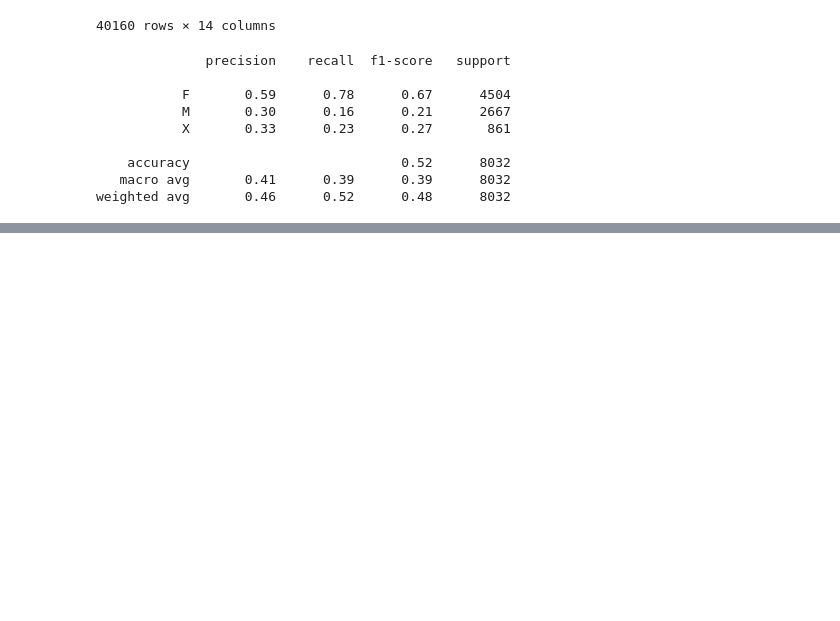
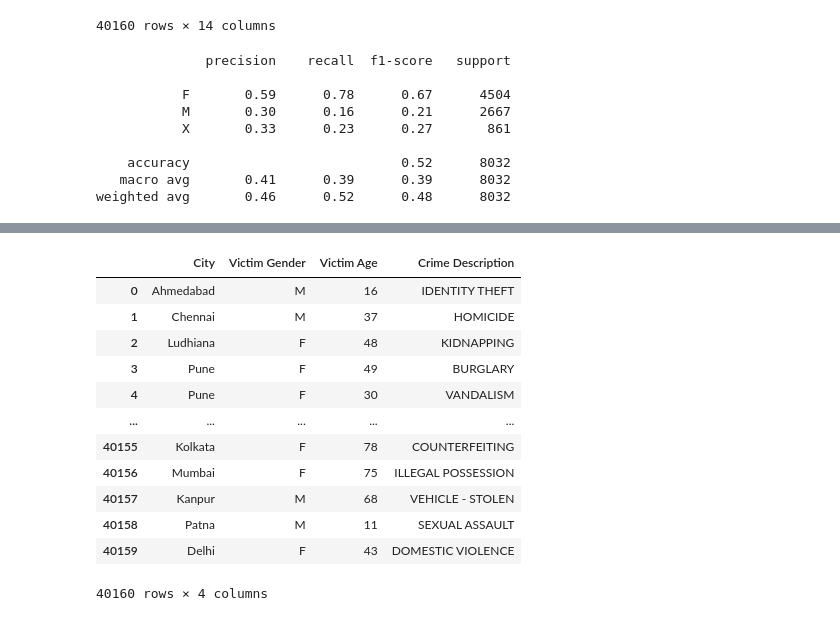
Before and after one commit to aadhyanav/india_crimes_analysis_2023, a Jupyter notebook: india_crimes.ipynb, the cells around one changed output, grey strips where cells are left out. Cells and saved outputs as stored; diff of their text form; code cells hidden in the pictures; blank space fills up the shorter version.

```diff
--- a/india_crimes.ipynb
+++ b/india_crimes.ipynb
@@ -408,0 +445,17 @@ weighted avg       0.46      0.52      0.48      8032
+# %%
+crime_data = data[['City', 'Victim Gender', 'Victim Age', 'Crime Description']]
+crime_data
+# %% [output]
+|  | City | Victim Gender | Victim Age | Crime Description |
+| 0 | Ahmedabad | M | 16 | IDENTITY THEFT |
+| 1 | Chennai | M | 37 | HOMICIDE |
+| 2 | Ludhiana | F | 48 | KIDNAPPING |
+| 3 | Pune | F | 49 | BURGLARY |
+| 4 | Pune | F | 30 | VANDALISM |
+| ... | ... | ... | ... | ... |
+| 40155 | Kolkata | F | 78 | COUNTERFEITING |
+| 40156 | Mumbai | F | 75 | ILLEGAL POSSESSION |
+| 40157 | Kanpur | M | 68 | VEHICLE - STOLEN |
+| 40158 | Patna | M | 11 | SEXUAL ASSAULT |
+| 40159 | Delhi | F | 43 | DOMESTIC VIOLENCE |
+40160 rows × 4 columns
```
Also changed, not shown: parts of 6 cells of this notebook, 1 other file.
